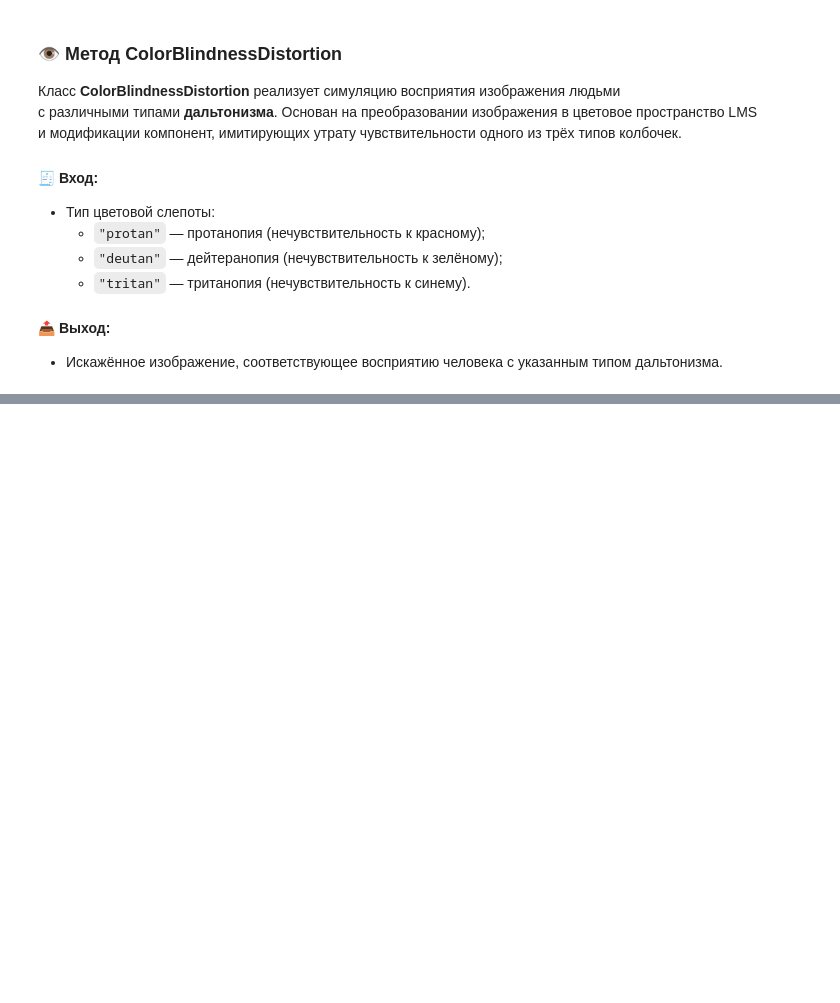
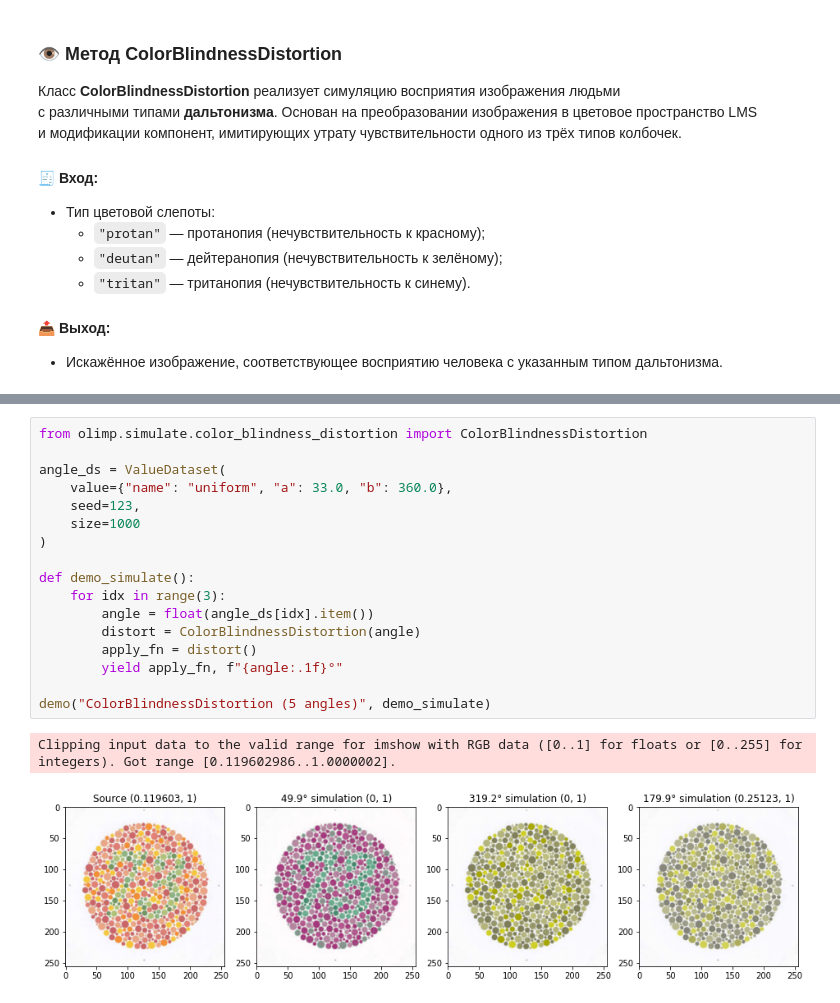
Before and after one commit to pyolimp/pyolimp, a Jupyter notebook: docs/source/notebooks/simulate.ipynb, the cells around one changed output, grey strips where cells are left out. Drawn from its saved outputs; the diff is of its cells as text; blank space fills up the shorter version.

```diff
--- a/docs/source/notebooks/simulate.ipynb
+++ b/docs/source/notebooks/simulate.ipynb
@@ -170,0 +303,20 @@ Clipping input data to the valid range for imshow with RGB data ([0..1] for floa
+# %%
+from olimp.simulate.color_blindness_distortion import ColorBlindnessDistortion
+
+angle_ds = ValueDataset(
+    value={"name": "uniform", "a": 33.0, "b": 360.0},
+    seed=123,
+    size=1000
+)
+
+def demo_simulate():
+    for idx in range(3):
+        angle = float(angle_ds[idx].item())
+        distort = ColorBlindnessDistortion(angle)
+        apply_fn = distort()
+        yield apply_fn, f"{angle:.1f}°"
+
+demo("ColorBlindnessDistortion (5 angles)", demo_simulate)
+# %% [output]
+Clipping input data to the valid range for imshow with RGB data ([0..1] for floats or [0..255] for integers). Got range [0.119602986..1.0000002].
+[figure, added]
```
Also changed, not shown: parts of 6 cells of this notebook.
